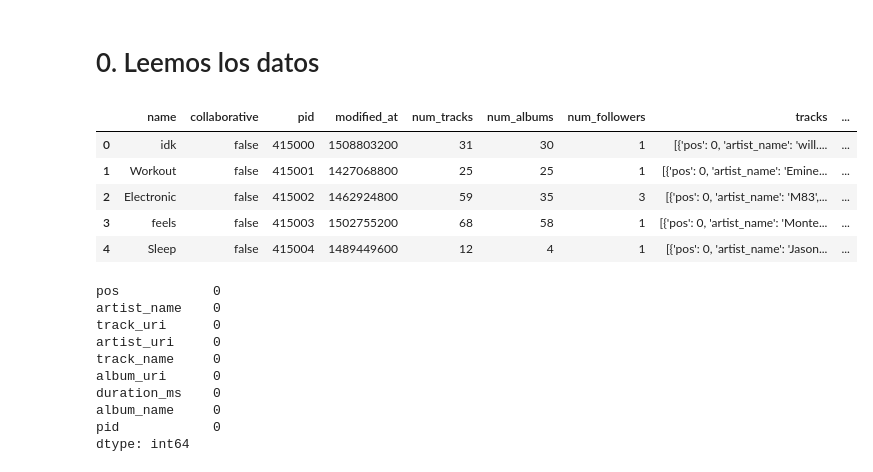
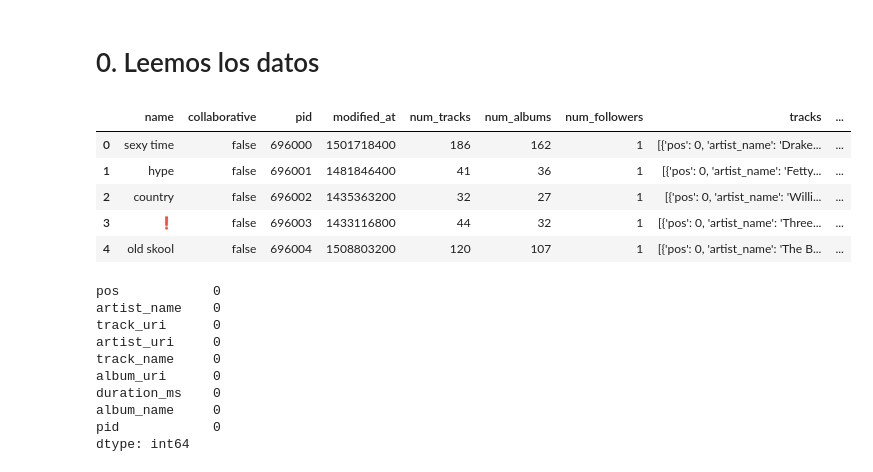
Before and after one commit to JavoAlejandro/Spotify_million_proj, a Jupyter notebook: avance.ipynb, the cells around one changed output. Cells and saved outputs as stored; diff of their text form; code cells hidden in the pictures.

```diff
--- a/avance.ipynb
+++ b/avance.ipynb
@@ -27,15 +27,15 @@ def leer_k_archivos_json(k):
     playlists = pd.concat(all_playlists, ignore_index=True)
     return playlists
 # %%
-playlists = leer_k_archivos_json(10)
+playlists = leer_k_archivos_json(15)
 playlists.head()
 # %% [output]
 |  | name | collaborative | pid | modified_at | num_tracks | num_albums | num_followers | tracks | ... |
-| 0 | idk | false | 415000 | 1508803200 | 31 | 30 | 1 | [{'pos': 0, 'artist_name': 'will.... | ... |
-| 1 | Workout | false | 415001 | 1427068800 | 25 | 25 | 1 | [{'pos': 0, 'artist_name': 'Emine... | ... |
-| 2 | Electronic | false | 415002 | 1462924800 | 59 | 35 | 3 | [{'pos': 0, 'artist_name': 'M83',... | ... |
-| 3 | feels | false | 415003 | 1502755200 | 68 | 58 | 1 | [{'pos': 0, 'artist_name': 'Monte... | ... |
-| 4 | Sleep | false | 415004 | 1489449600 | 12 | 4 | 1 | [{'pos': 0, 'artist_name': 'Jason... | ... |
+| 0 | sexy time | false | 696000 | 1501718400 | 186 | 162 | 1 | [{'pos': 0, 'artist_name': 'Drake... | ... |
+| 1 | hype | false | 696001 | 1481846400 | 41 | 36 | 1 | [{'pos': 0, 'artist_name': 'Fetty... | ... |
+| 2 | country | false | 696002 | 1435363200 | 32 | 27 | 1 | [{'pos': 0, 'artist_name': 'Willi... | ... |
+| 3 | ❗️ | false | 696003 | 1433116800 | 44 | 32 | 1 | [{'pos': 0, 'artist_name': 'Three... | ... |
+| 4 | old skool | false | 696004 | 1508803200 | 120 | 107 | 1 | [{'pos': 0, 'artist_name': 'The B... | ... |
 # %%
 def expandir_tracks(playli):
     expanded_tracks_df = pd.DataFrame()
```
Also changed, not shown: parts of 40 cells of this notebook.
